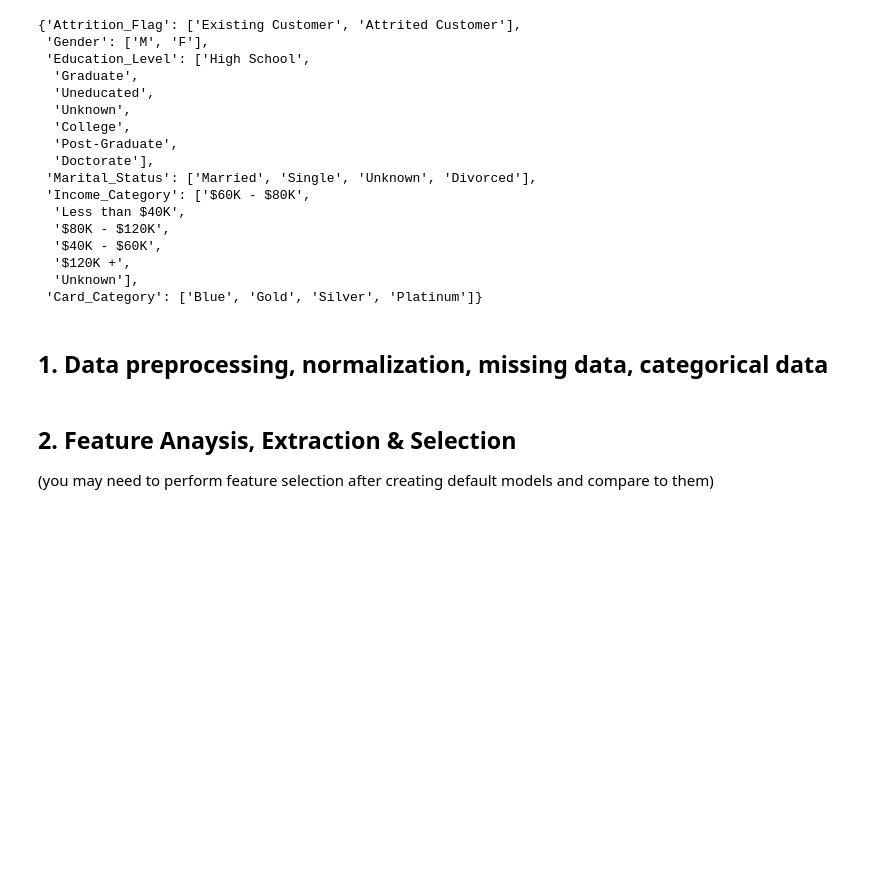
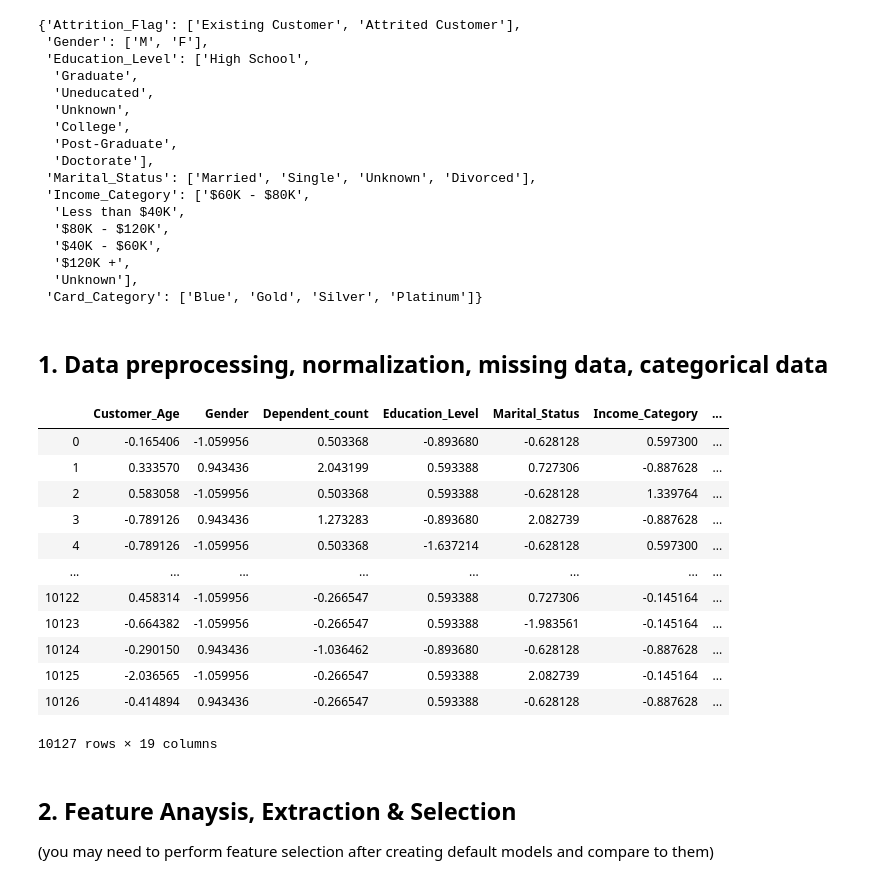
Before and after one commit to hiulian69/Bank_Churn_Prediction, a Jupyter notebook: Bank_template_Churn_Prediction.ipynb, the cells around one changed output. Drawn from its saved outputs; the diff is of its cells as text; code cells hidden in the pictures; blank space fills up the shorter version.

Commit message:
+ preprocess function

```diff
--- a/Bank_template_Churn_Prediction.ipynb
+++ b/Bank_template_Churn_Prediction.ipynb
@@ -142,14 +142,3 @@ display(data)
  'Card_Category': ['Blue', 'Gold', 'Silver', 'Platinum']}
 # %% [markdown]
 ## 1. Data preprocessing, normalization, missing data, categorical data
-# %%
-def preprocess_data(df):
-
-    df = df.drop('CLIENTUM', axis=1)
-
-
-    y = df.Attrition_Flag
-    X = df.drop('Attrition_Flag', axis=1)
-
-
-    return X, y
@@ -156,3 +228,21 @@ def preprocess_data(df):
+# %%
+X, y = preprocess_data(data)
+# %%
+X
+# %% [output]
+|  | Customer_Age | Gender | Dependent_count | Education_Level | Marital_Status | Income_Category | ... |
+| 0 | -0.165406 | -1.059956 | 0.503368 | -0.893680 | -0.628128 | 0.597300 | ... |
+| 1 | 0.333570 | 0.943436 | 2.043199 | 0.593388 | 0.727306 | -0.887628 | ... |
+| 2 | 0.583058 | -1.059956 | 0.503368 | 0.593388 | -0.628128 | 1.339764 | ... |
+| 3 | -0.789126 | 0.943436 | 1.273283 | -0.893680 | 2.082739 | -0.887628 | ... |
+| 4 | -0.789126 | -1.059956 | 0.503368 | -1.637214 | -0.628128 | 0.597300 | ... |
+| ... | ... | ... | ... | ... | ... | ... | ... |
+| 10122 | 0.458314 | -1.059956 | -0.266547 | 0.593388 | 0.727306 | -0.145164 | ... |
+| 10123 | -0.664382 | -1.059956 | -0.266547 | 0.593388 | -1.983561 | -0.145164 | ... |
+| 10124 | -0.290150 | 0.943436 | -1.036462 | -0.893680 | -0.628128 | -0.887628 | ... |
+| 10125 | -2.036565 | -1.059956 | -0.266547 | 0.593388 | 2.082739 | -0.145164 | ... |
+| 10126 | -0.414894 | 0.943436 | -0.266547 | 0.593388 | -0.628128 | -0.887628 | ... |
+10127 rows × 19 columns
 # %% [markdown]
 ## 2. Feature Anaysis, Extraction & Selection
 (you may need to perform feature selection after creating default models and compare to them)
```
Also changed, not shown: parts of 1 cell of this notebook.
